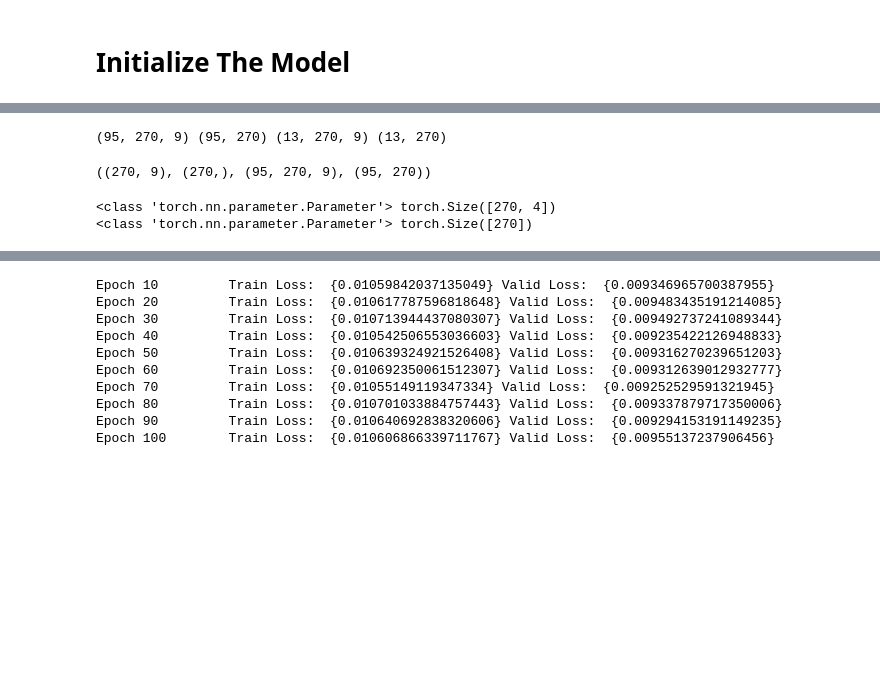
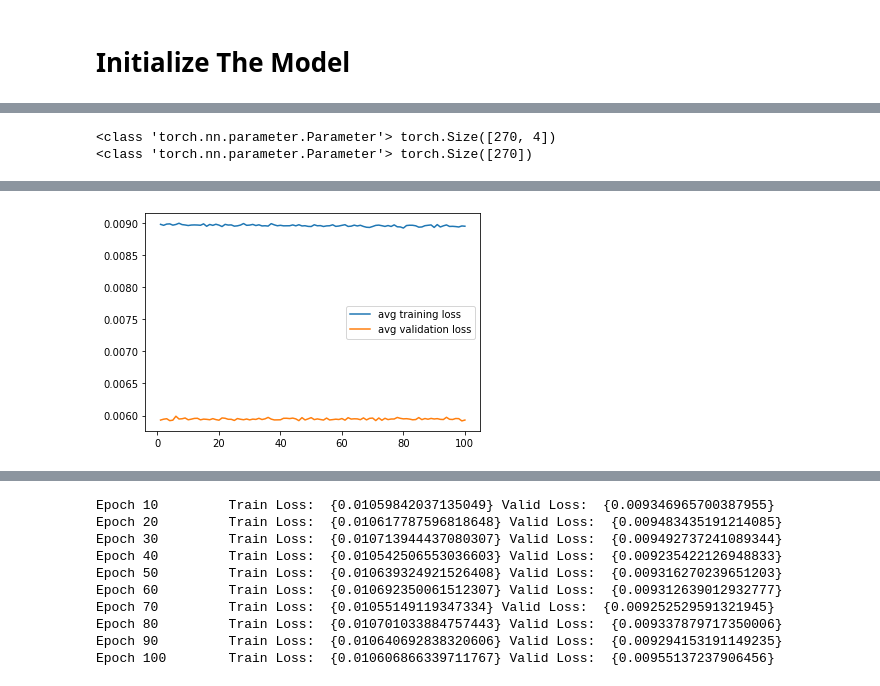
Before and after one commit to decoder3/gcn_lstm_forecasting, a Jupyter notebook: Pytorch-gcn_lstm/GCN_LSTM_v2_1.ipynb, the cells around one changed output, grey strips where cells are left out. Drawn from its saved outputs; the diff is of its cells as text; code cells hidden in the pictures; blank space fills up the shorter version.

```diff
--- a/Pytorch-gcn_lstm/GCN_LSTM_v2_1.ipynb
+++ b/Pytorch-gcn_lstm/GCN_LSTM_v2_1.ipynb
@@ -265,11 +234,3 @@ trainX, trainY, testX, testY, train_data = prepare_train_data(grid_points_indice
-# %%
-print(trainX.shape, trainY.shape, testX.shape, testY.shape)
-# %% [output]
-(95, 270, 9) (95, 270) (13, 270, 9) (13, 270)
-# %%
-trainX[0].shape, trainY[0].shape, trainX.shape, trainY.shape
-# %% [output]
-((270, 9), (270,), (95, 270, 9), (95, 270))
 # %%
 from gcn_lstm import GCN_LSTM
 import numpy as np
@@ -328,3 +293,11 @@ def train_model(model, optimizer, trainX, trainY, testX, testY, n_epochs, batch_
             print(f'Epoch {epoch+1} \t Train Loss: ', {train_loss}, 'Valid Loss: ', {valid_loss})
 
     return train_mse, train_rmse, validation_mse, validation_rmse
+# %%
+train_mse, train_rmse, validation_mse, validation_rmse = train_model(model, optimizer, trainX, trainY, testX, testY, 100, 20)
+from matplotlib import pyplot as plt
+plt.plot(np.arange(1, 101), train_mse, label='avg training loss')
+plt.plot(np.arange(1, 101), validation_mse, label='avg validation loss')
+plt.legend()
+plt.show()
+# %% [output]
@@ -330,0 +314 @@ def train_model(model, optimizer, trainX, trainY, testX, testY, n_epochs, batch_
+[figure, added]
```
Also changed, not shown: parts of 21 cells of this notebook, 1 other file.
